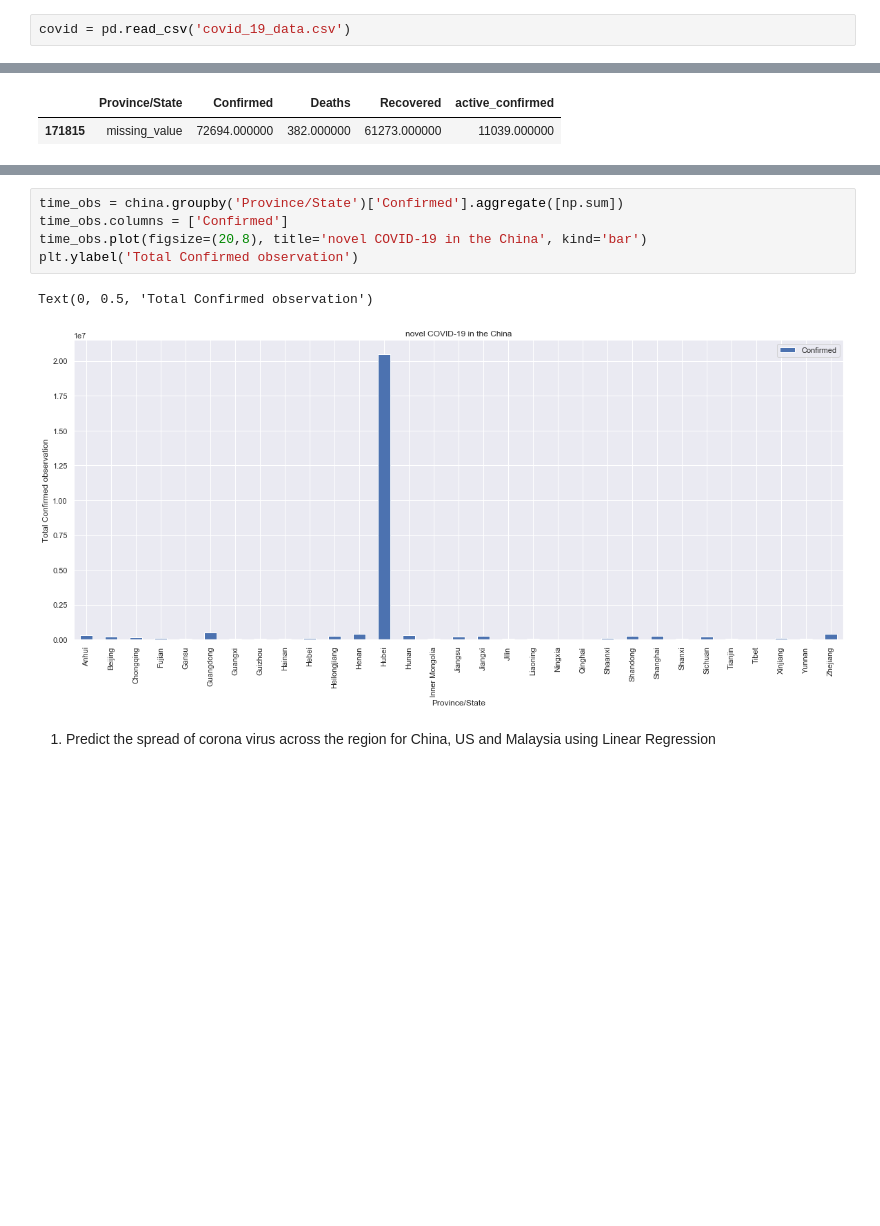
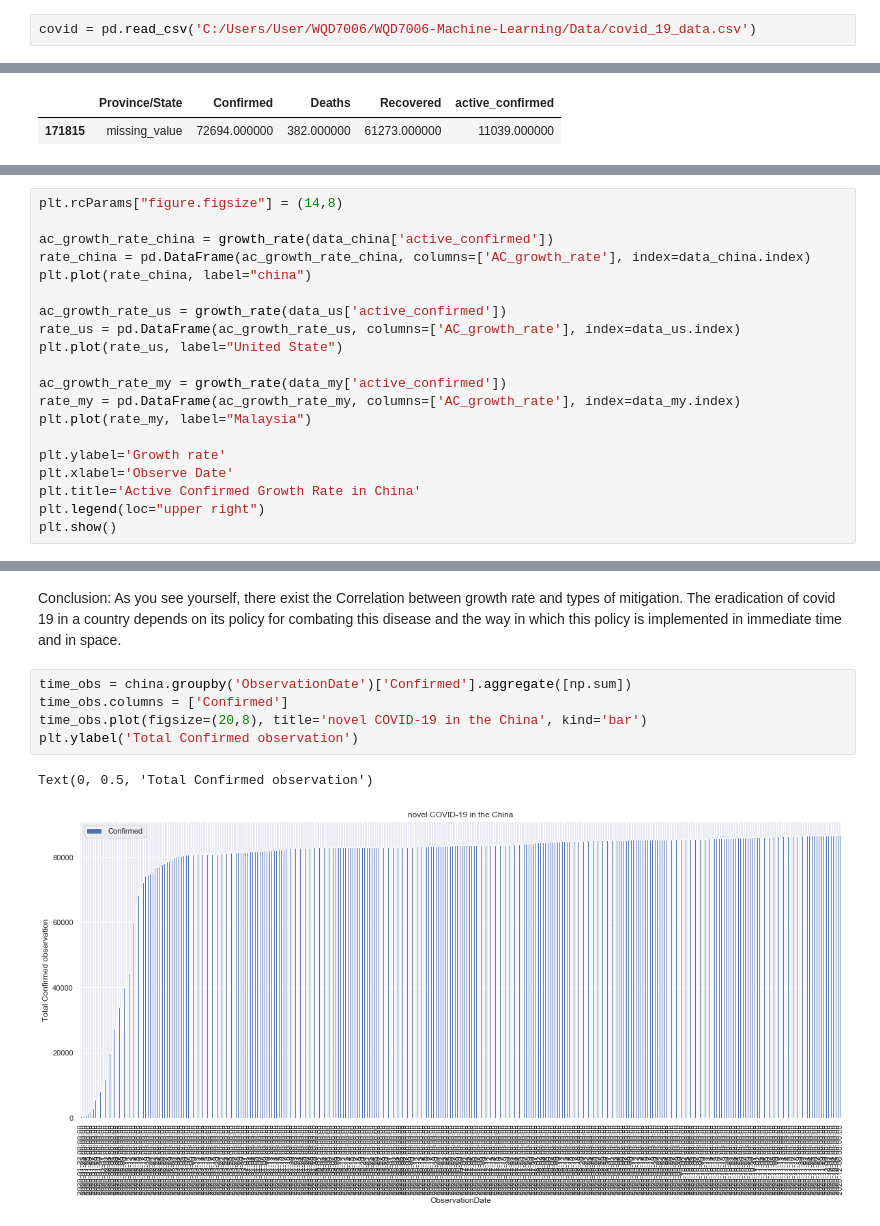
Before and after one commit to FatinNabilah1/WQD7006-Machine-Learning, a Jupyter notebook: Covid-19 Outbreak Prediction.ipynb, the cells around one changed output, grey strips where cells are left out. Cells and saved outputs as stored; diff of their text form; blank space fills up the shorter version.

```diff
--- a/Covid-19 Outbreak Prediction.ipynb
+++ b/Covid-19 Outbreak Prediction.ipynb
@@ -28,7 +28,7 @@ In this part of notebook, I take csv files covid_19_data
 
 Clean data from covid_19_data.csv file and only select region for China, US and Malaysia
 # %%
-covid = pd.read_csv('covid_19_data.csv')
+covid = pd.read_csv('C:/Users/User/WQD7006/WQD7006-Machine-Learning/Data/covid_19_data.csv')
 # %%
 #see data
 covid.head()
@@ -309,0 +566,20 @@ background_gradient(cmap='viridis')
+# %%
+plt.rcParams["figure.figsize"] = (14,8)
+
+ac_growth_rate_china = growth_rate(data_china['active_confirmed'])
+rate_china = pd.DataFrame(ac_growth_rate_china, columns=['AC_growth_rate'], index=data_china.index)
+plt.plot(rate_china, label="china")
+
+ac_growth_rate_us = growth_rate(data_us['active_confirmed'])
+rate_us = pd.DataFrame(ac_growth_rate_us, columns=['AC_growth_rate'], index=data_us.index)
+plt.plot(rate_us, label="United State")
+
+ac_growth_rate_my = growth_rate(data_my['active_confirmed'])
+rate_my = pd.DataFrame(ac_growth_rate_my, columns=['AC_growth_rate'], index=data_my.index)
+plt.plot(rate_my, label="Malaysia")
+
+plt.ylabel='Growth rate'
+plt.xlabel='Observe Date'
+plt.title='Active Confirmed Growth Rate in China'
+plt.legend(loc="upper right")
+plt.show()
@@ -310,10 +589,10 @@ background_gradient(cmap='viridis')
+# %% [markdown]
+Conclusion: As you see yourself, there exist the Correlation between growth rate and types of mitigation. The eradication of covid 19 in a country depends on its policy for combating this disease and the way in which this policy is implemented in immediate time and in space.
 # %%
-time_obs = china.groupby('Province/State')['Confirmed'].aggregate([np.sum])
+time_obs = china.groupby('ObservationDate')['Confirmed'].aggregate([np.sum])
 time_obs.columns = ['Confirmed']
 time_obs.plot(figsize=(20,8), title='novel COVID-19 in the China', kind='bar')
 plt.ylabel('Total Confirmed observation')
 # %% [output]
 Text(0, 0.5, 'Total Confirmed observation')
-[figure, old version]
+[figure, new version]
-# %% [markdown]
-1) Predict the spread of corona virus across the region for China, US and Malaysia using Linear Regression
```
Also changed, not shown: parts of 43 cells of this notebook.
